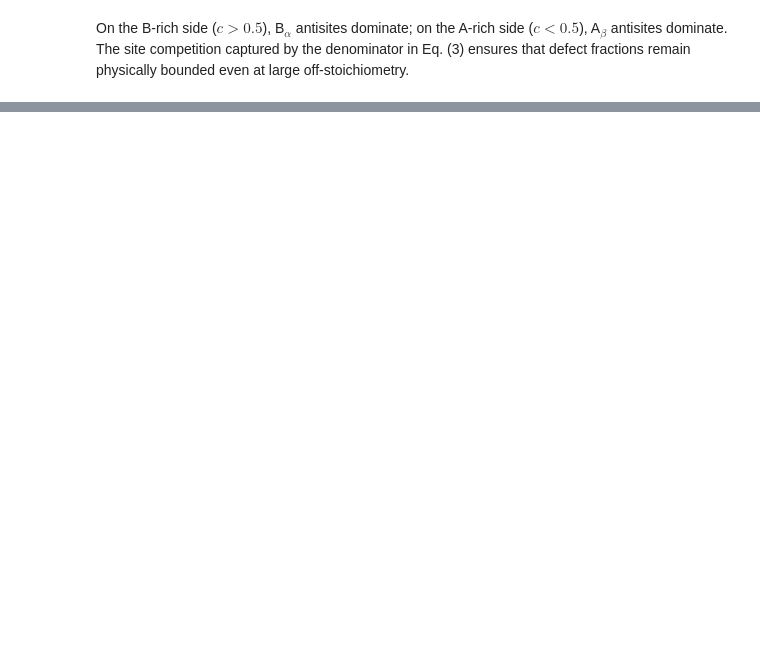
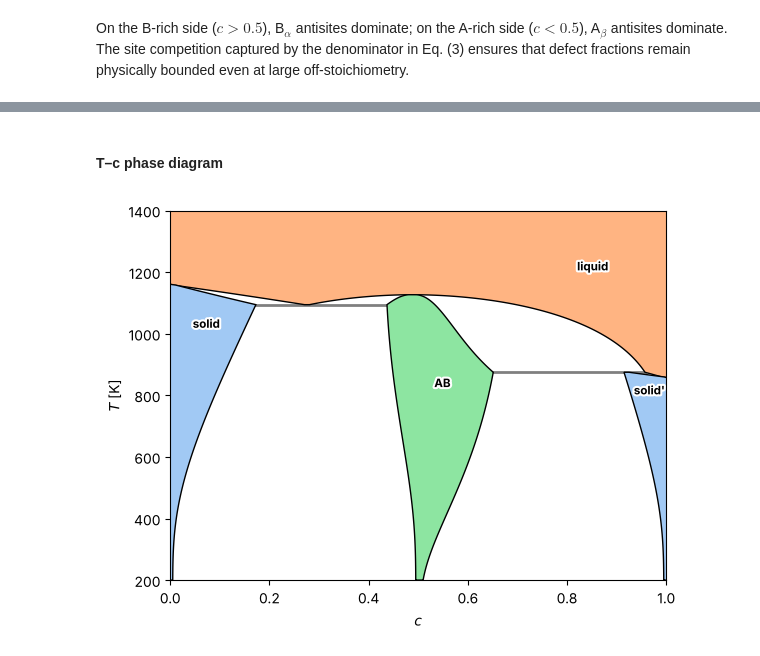
Before and after one commit to eisenforschung/landau, a Jupyter notebook: notebooks/PointDefects.ipynb, the cells around one changed output, grey strips where cells are left out. Cells and saved outputs as stored; diff of their text form; code cells hidden in the pictures; blank space fills up the shorter version.

```diff
--- a/notebooks/PointDefects.ipynb
+++ b/notebooks/PointDefects.ipynb
@@ -433,0 +342,7 @@ Difference (entropy at 10 K)         = -0.0009 eV
+# %% [markdown]
+#### T–c phase diagram
+# %%
+df_exact = calc_phase_diagram([solid, liquid, ab_exact], Ts=Ts_diagram, mu=mu_diagram)
+plot_phase_diagram(df_exact, triplepoints=True)
+# %% [output]
+[figure, added]
```
Also changed, not shown: parts of 75 cells of this notebook, 4 other files.
